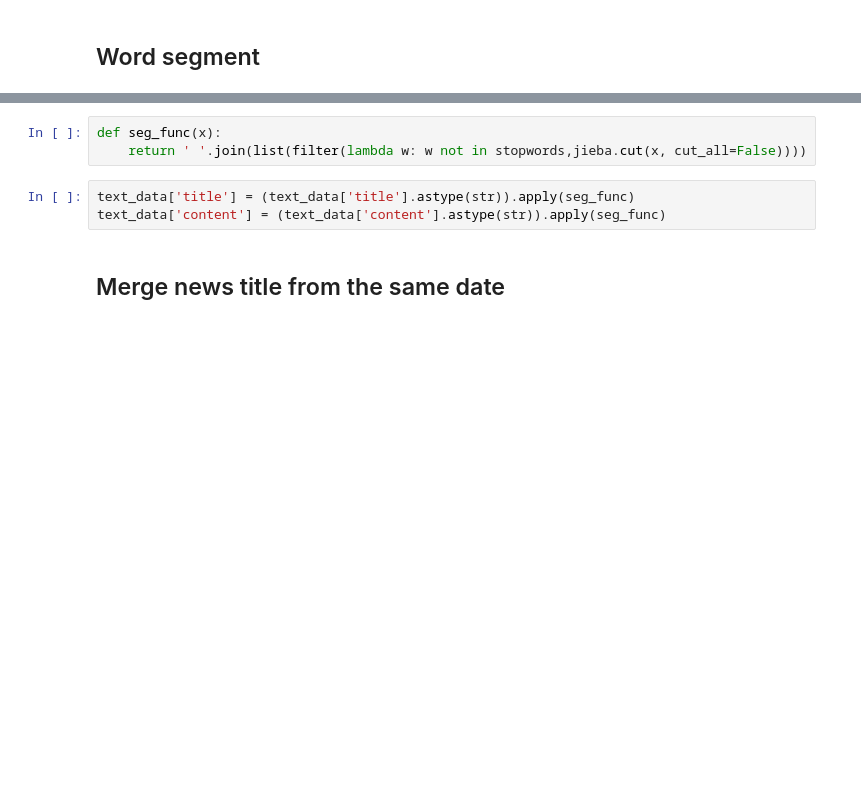
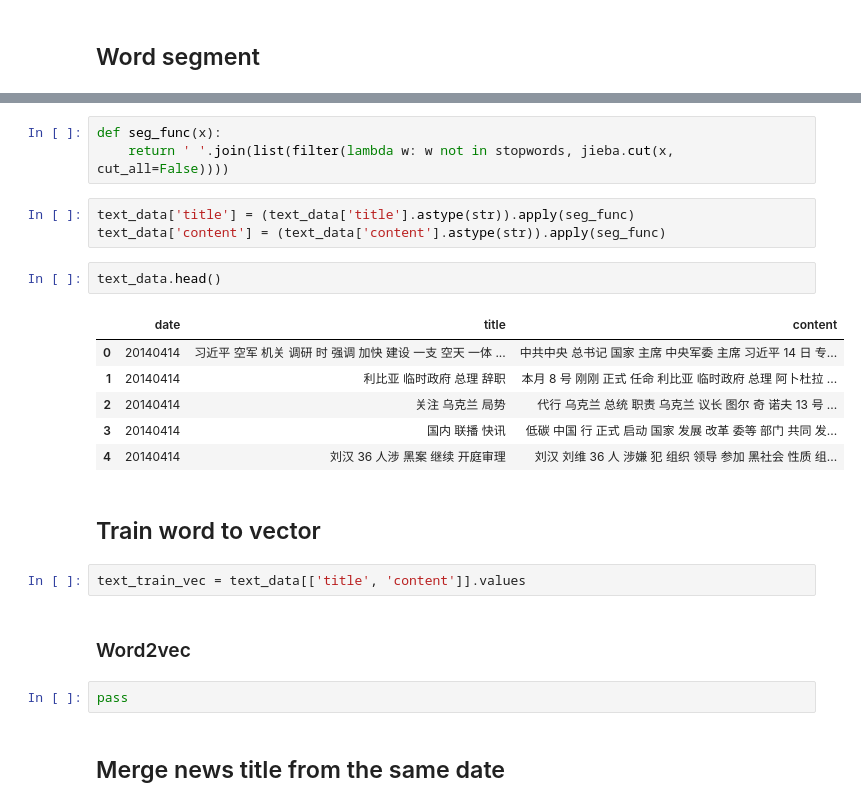
Before and after one commit to sharyxue/News-to-Predict-Stock-Movements, a Jupyter notebook: Code/Text/TextPreprocess.ipynb, the cells around one changed output, grey strips where cells are left out. Drawn from its saved outputs; the diff is of its cells as text; blank space fills up the shorter version.

Commit message:
Update TextPreprocess

```diff
--- a/Code/Text/TextPreprocess.ipynb
+++ b/Code/Text/TextPreprocess.ipynb
@@ -74,10 +78,27 @@ text_data.head()
 | 4 | 20140414 | 刘汉等36人涉黑案继续开庭审理 | 刘汉、刘维等36人涉嫌犯组织、领导、参加黑社会性质组织罪以及故意杀... |
 # %%
 def seg_func(x):
-    return ' '.join(list(filter(lambda w: w not in stopwords,jieba.cut(x, cut_all=False))))
+    return ' '.join(list(filter(lambda w: w not in stopwords, jieba.cut(x, cut_all=False))))
 # %%
 text_data['title'] = (text_data['title'].astype(str)).apply(seg_func)
 text_data['content'] = (text_data['content'].astype(str)).apply(seg_func)
+# %%
+text_data.head()
+# %% [output]
+|  | date | title | content |
+| 0 | 20140414 | 习近平 空军 机关 调研 时 强调 加快 建设 一支 空天 一体 ... | 中共中央 总书记 国家 主席 中央军委 主席 习近平 14 日 专... |
+| 1 | 20140414 | 利比亚 临时政府 总理 辞职 | 本月 8 号 刚刚 正式 任命 利比亚 临时政府 总理 阿卜杜拉 ... |
+| 2 | 20140414 | 关注 乌克兰 局势 | 代行 乌克兰 总统 职责 乌克兰 议长 图尔 奇 诺夫 13 号 ... |
+| 3 | 20140414 | 国内 联播 快讯 | 低碳 中国 行 正式 启动 国家 发展 改革 委等 部门 共同 发... |
+| 4 | 20140414 | 刘汉 36 人涉 黑案 继续 开庭审理 | 刘汉 刘维 36 人 涉嫌 犯 组织 领导 参加 黑社会 性质 组... |
+# %% [markdown]
+## Train word to vector
+# %%
+text_train_vec = text_data[['title', 'content']].values
+# %% [markdown]
+### Word2vec
+# %%
+pass
 # %% [markdown]
 ## Merge news title from the same date
 # %%
```
Also changed, not shown: parts of 3 cells of this notebook.
